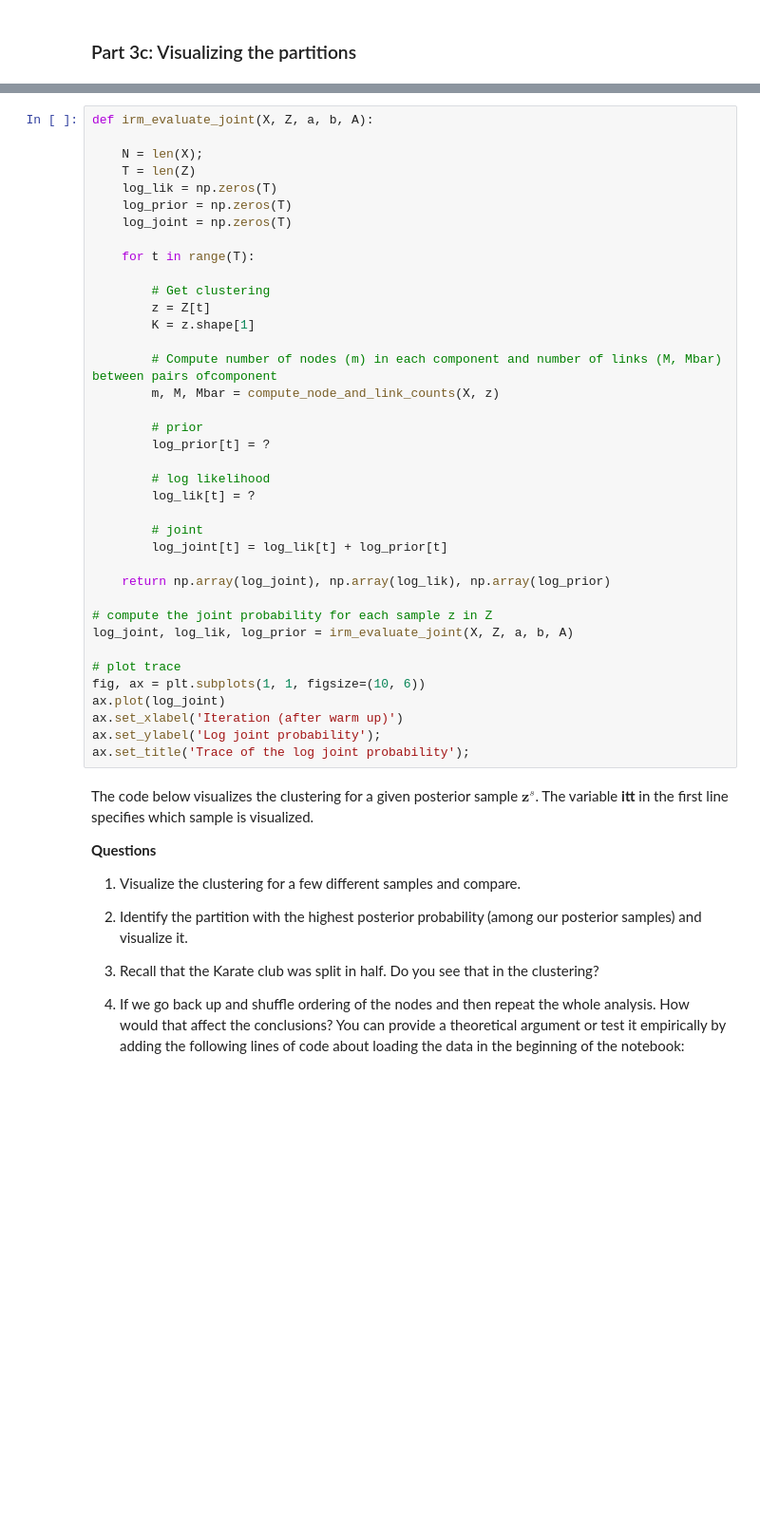
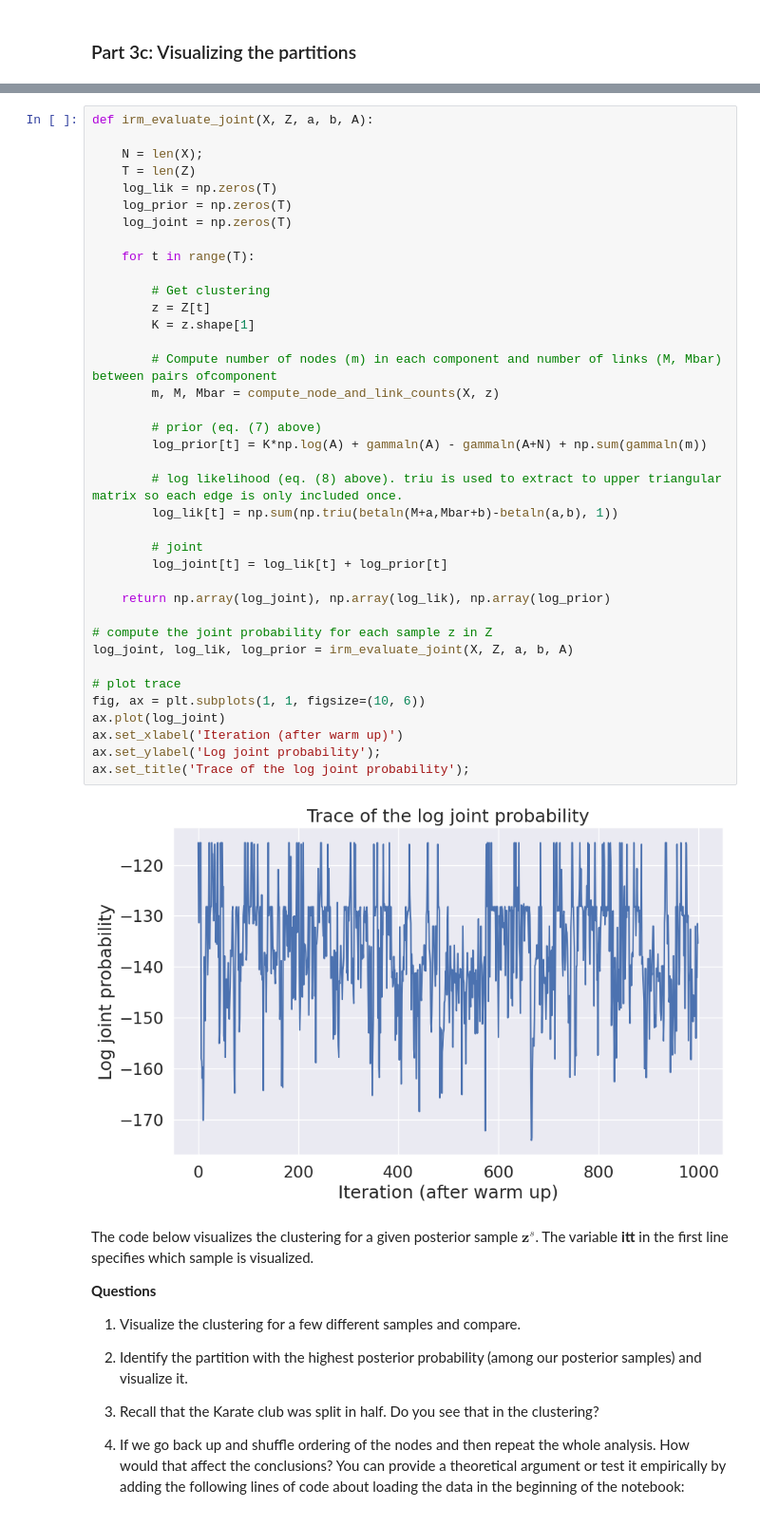
Before and after one commit to wdmdev/02477-bayesian-ml, a Jupyter notebook: week12/Exercise12.ipynb, the cells around one changed output, grey strips where cells are left out. Shown at 95% size. Drawn from its saved outputs; the diff is of its cells as text; blank space fills up the shorter version.

```diff
--- a/week12/Exercise12.ipynb
+++ b/week12/Exercise12.ipynb
@@ -545,37 +622,39 @@ def irm_evaluate_joint(X, Z, a, b, A):
     T = len(Z)
     log_lik = np.zeros(T)
     log_prior = np.zeros(T)
     log_joint = np.zeros(T)
 
     for t in range(T):
 
         # Get clustering
         z = Z[t]
         K = z.shape[1]
 
         # Compute number of nodes (m) in each component and number of links (M, Mbar) between pairs ofcomponent
         m, M, Mbar = compute_node_and_link_counts(X, z)
 
-        # prior
-        log_prior[t] = ?
+        # prior (eq. (7) above)
+        log_prior[t] = K*np.log(A) + gammaln(A) - gammaln(A+N) + np.sum(gammaln(m))
 
-        # log likelihood
-        log_lik[t] = ?
+        # log likelihood (eq. (8) above). triu is used to extract to upper triangular matrix so each edge is only included once.
+        log_lik[t] = np.sum(np.triu(betaln(M+a,Mbar+b)-betaln(a,b), 1))
 
         # joint
         log_joint[t] = log_lik[t] + log_prior[t]
 
     return np.array(log_joint), np.array(log_lik), np.array(log_prior)
 
 # compute the joint probability for each sample z in Z
 log_joint, log_lik, log_prior = irm_evaluate_joint(X, Z, a, b, A)
 
 # plot trace
 fig, ax = plt.subplots(1, 1, figsize=(10, 6))
 ax.plot(log_joint)
 ax.set_xlabel('Iteration (after warm up)')
 ax.set_ylabel('Log joint probability');
 ax.set_title('Trace of the log joint probability');
+# %% [output]
+[figure, added]
 # %% [markdown]
 The code below visualizes the clustering for a given posterior sample $\mathbf{z}^s$. The variable **itt** in the first line specifies which sample is visualized.
 
```
Also changed, not shown: parts of 18 cells of this notebook, 4 other files.
